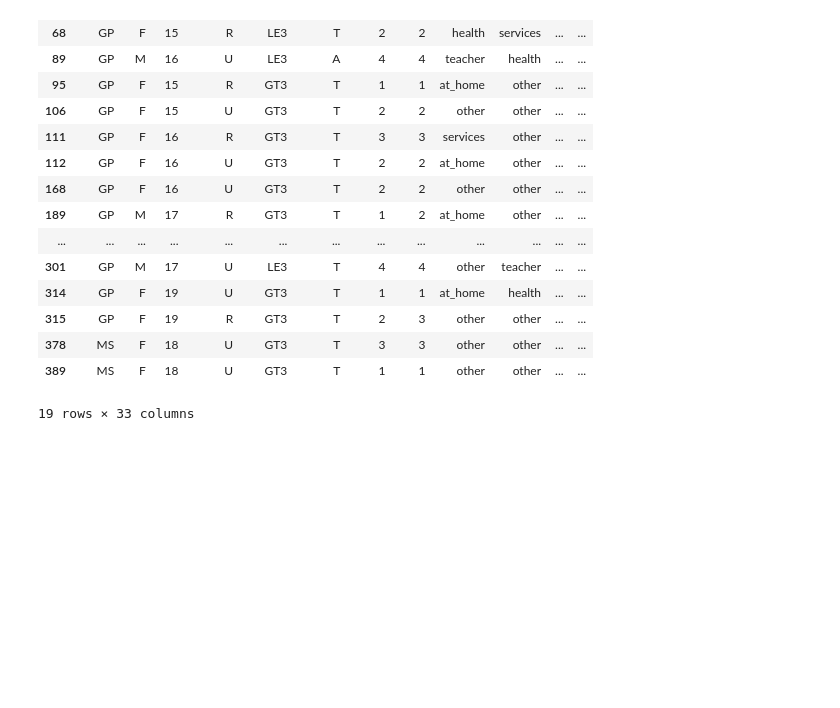
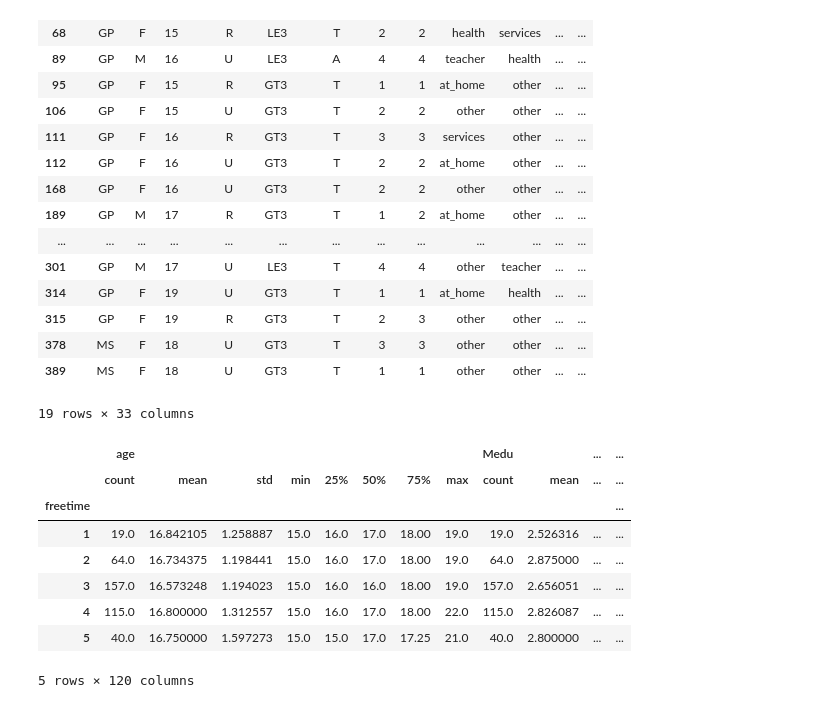
Before and after one commit to aman-singanamala/Notebooks, a Jupyter notebook: P1/groupby.ipynb, the cells around one changed output. Cells and saved outputs as stored; diff of their text form; code cells hidden in the pictures; blank space fills up the shorter version.

```diff
--- a/P1/groupby.ipynb
+++ b/P1/groupby.ipynb
@@ -63,3 +67,15 @@ ft.get_group(1)
 | 378 | MS | F | 18 | U | GT3 | T | 3 | 3 | other | other | ... | ... |
 | 389 | MS | F | 18 | U | GT3 | T | 1 | 1 | other | other | ... | ... |
 19 rows × 33 columns
+# %%
+ft.describe()
+# %% [output]
+|  | age |  |  |  |  |  |  |  | Medu |  | ... | ... |
+|  | count | mean | std | min | 25% | 50% | 75% | max | count | mean | ... | ... |
+| freetime |  |  |  |  |  |  |  |  |  |  |  | ... |
+| 1 | 19.0 | 16.842105 | 1.258887 | 15.0 | 16.0 | 17.0 | 18.00 | 19.0 | 19.0 | 2.526316 | ... | ... |
+| 2 | 64.0 | 16.734375 | 1.198441 | 15.0 | 16.0 | 17.0 | 18.00 | 19.0 | 64.0 | 2.875000 | ... | ... |
+| 3 | 157.0 | 16.573248 | 1.194023 | 15.0 | 16.0 | 16.0 | 18.00 | 19.0 | 157.0 | 2.656051 | ... | ... |
+| 4 | 115.0 | 16.800000 | 1.312557 | 15.0 | 16.0 | 17.0 | 18.00 | 22.0 | 115.0 | 2.826087 | ... | ... |
+| 5 | 40.0 | 16.750000 | 1.597273 | 15.0 | 15.0 | 17.0 | 17.25 | 21.0 | 40.0 | 2.800000 | ... | ... |
+5 rows × 120 columns
```
Also changed, not shown: parts of 3 cells of this notebook, 9 other files.
